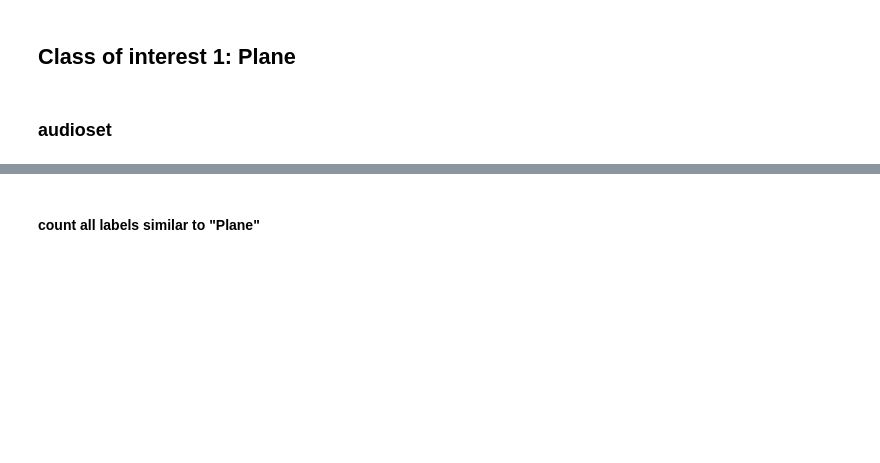
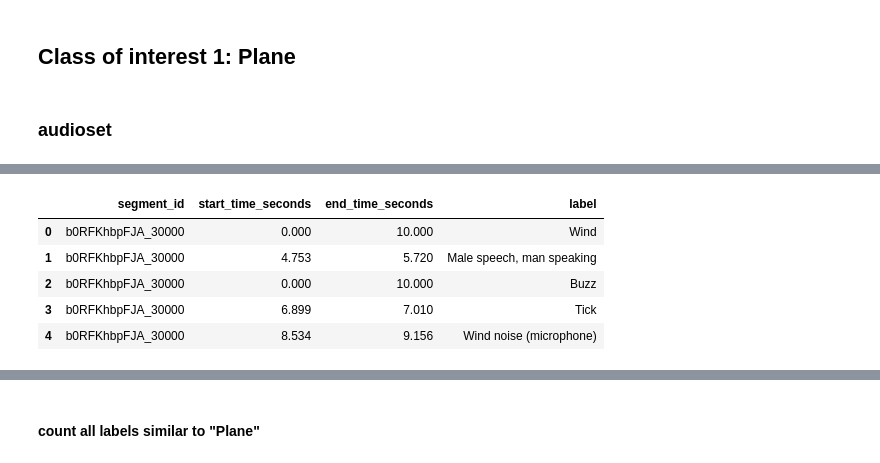
Before and after one commit to Bendemeurichy/anthropogenic_sound_identification, a Jupyter notebook: src/tags/label_counting.ipynb, the cells around one changed output, grey strips where cells are left out. Cells and saved outputs as stored; diff of their text form; code cells hidden in the pictures; blank space fills up the shorter version.

```diff
--- a/src/tags/label_counting.ipynb
+++ b/src/tags/label_counting.ipynb
@@ -136 +153,14 @@ def build_similarity_dataframe(
+# %%
+audioset_labels = pd.read_csv(
+    "../../data/metadata/audioset/audioset_train_strong.tsv", sep="\t"
+)
+audioset_labels['label'] = audioset_labels['label'].apply(lambda x: mid_to_label_dict[x])
+audioset_labels.head()
+# %% [output]
+|  | segment_id | start_time_seconds | end_time_seconds | label |
+| 0 | b0RFKhbpFJA_30000 | 0.000 | 10.000 | Wind |
+| 1 | b0RFKhbpFJA_30000 | 4.753 | 5.720 | Male speech, man speaking |
+| 2 | b0RFKhbpFJA_30000 | 0.000 | 10.000 | Buzz |
+| 3 | b0RFKhbpFJA_30000 | 6.899 | 7.010 | Tick |
+| 4 | b0RFKhbpFJA_30000 | 8.534 | 9.156 | Wind noise (microphone) |
 # %%
```
Also changed, not shown: parts of 19 cells of this notebook, 23 other files.
